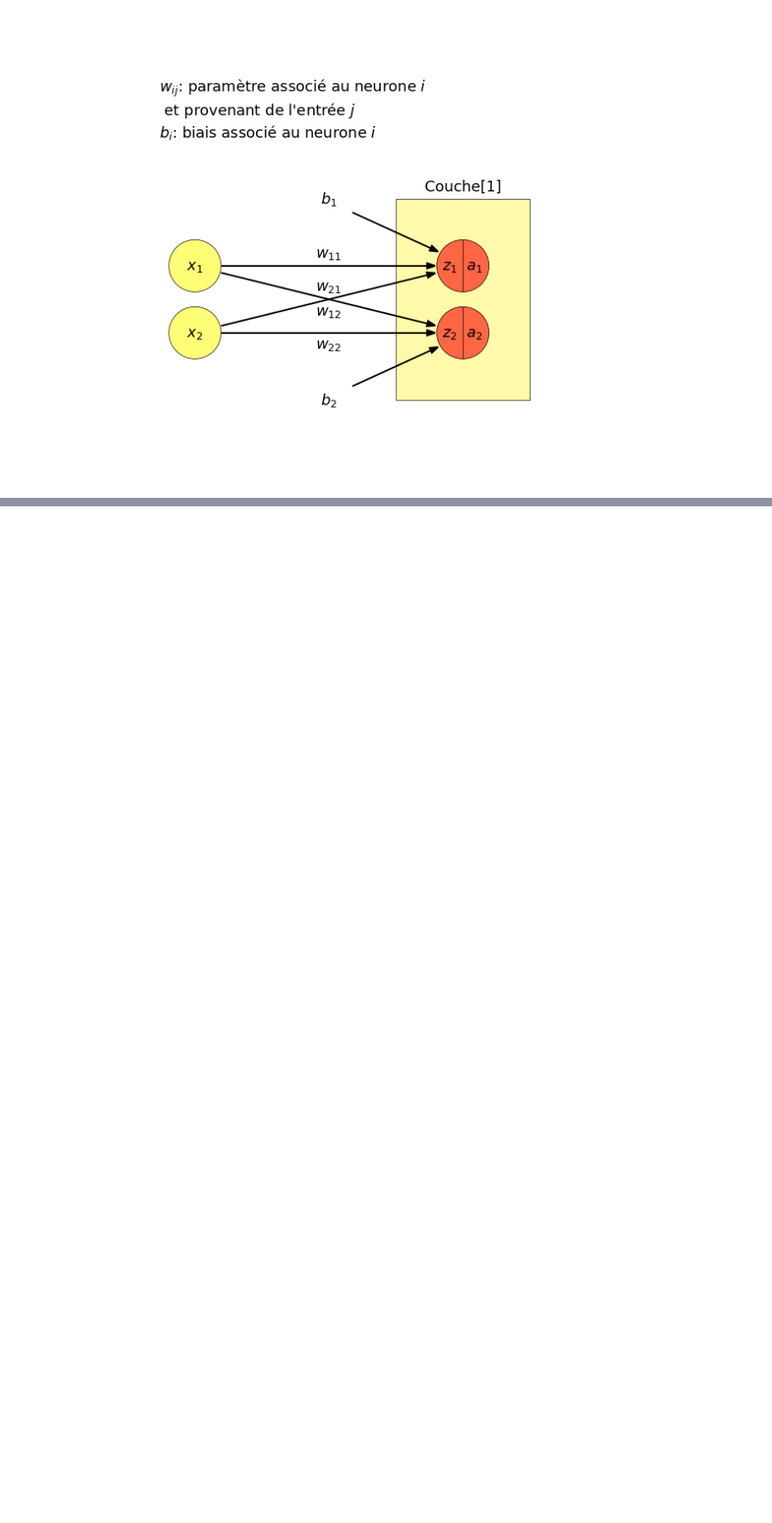
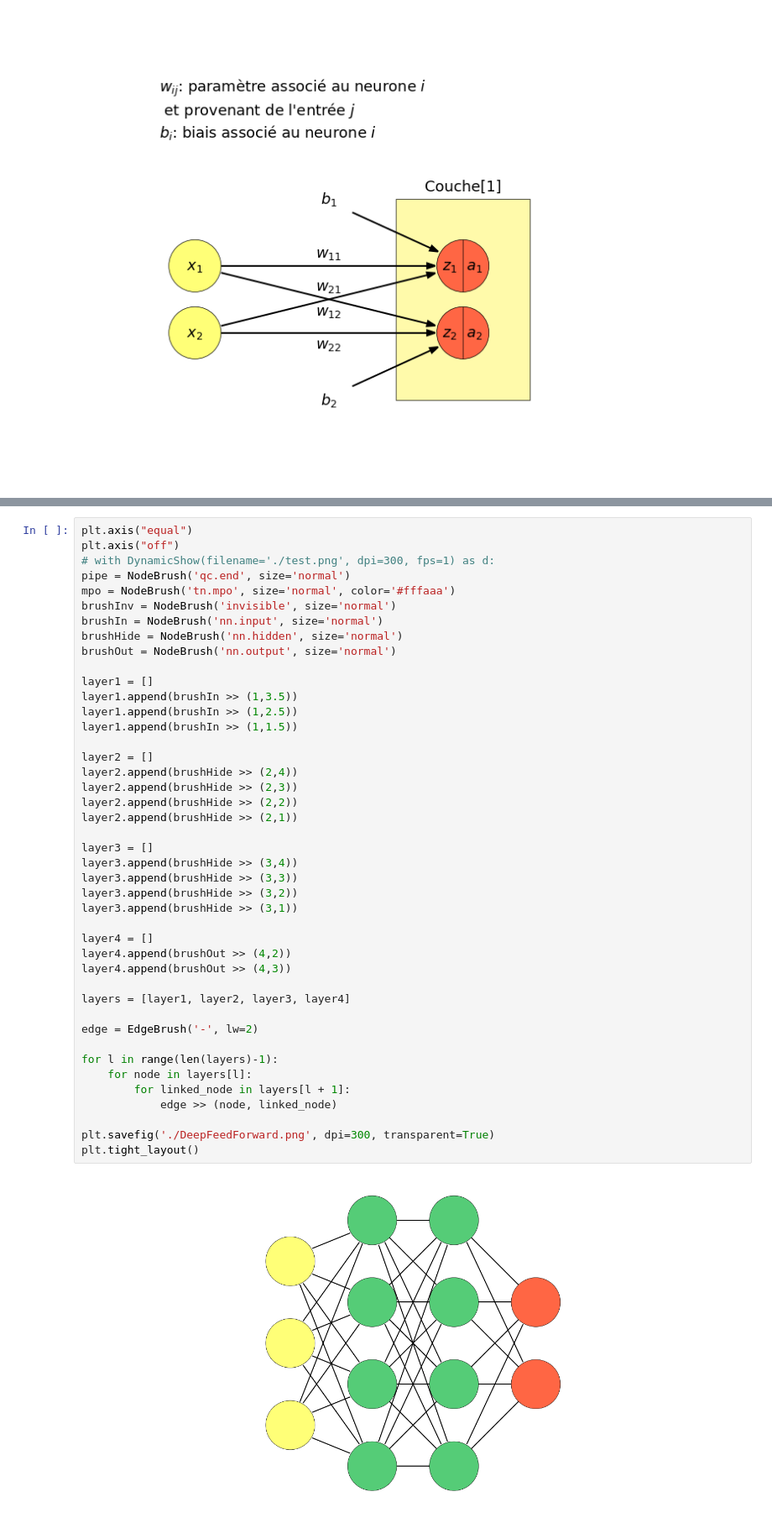
Before and after one commit to PerrinThibaud/neural_networks, a Jupyter notebook: Viznet/viznet.ipynb, the cells around one changed output, grey strips where cells are left out. Shown at 84% size. Drawn from its saved outputs; the diff is of its cells as text; blank space fills up the shorter version.

Commit message:
finalise deep feed forward

```diff
--- a/Viznet/viznet.ipynb
+++ b/Viznet/viznet.ipynb
@@ -156,0 +157,45 @@ plt.tight_layout()
+# %%
+plt.axis("equal")
+plt.axis("off")
+# with DynamicShow(filename='./test.png', dpi=300, fps=1) as d:
+pipe = NodeBrush('qc.end', size='normal')
+mpo = NodeBrush('tn.mpo', size='normal', color='#fffaaa')
+brushInv = NodeBrush('invisible', size='normal')
+brushIn = NodeBrush('nn.input', size='normal')
+brushHide = NodeBrush('nn.hidden', size='normal')
+brushOut = NodeBrush('nn.output', size='normal')
+
+layer1 = []
+layer1.append(brushIn >> (1,3.5))
+layer1.append(brushIn >> (1,2.5))
+layer1.append(brushIn >> (1,1.5))
+
+layer2 = []
+layer2.append(brushHide >> (2,4))
+layer2.append(brushHide >> (2,3))
+layer2.append(brushHide >> (2,2))
+layer2.append(brushHide >> (2,1))
+
+layer3 = []
+layer3.append(brushHide >> (3,4))
+layer3.append(brushHide >> (3,3))
+layer3.append(brushHide >> (3,2))
+layer3.append(brushHide >> (3,1))
+
+layer4 = []
+layer4.append(brushOut >> (4,2))
+layer4.append(brushOut >> (4,3))
+
+layers = [layer1, layer2, layer3, layer4]
+
+edge = EdgeBrush('-', lw=2)
+
+for l in range(len(layers)-1):
+    for node in layers[l]:
+        for linked_node in layers[l + 1]:
+            edge >> (node, linked_node)
+
+plt.savefig('./DeepFeedForward.png', dpi=300, transparent=True)
+plt.tight_layout()
+# %% [output]
+[figure, added]
```
Also changed, not shown: parts of 1 cell of this notebook, 3 other files.
